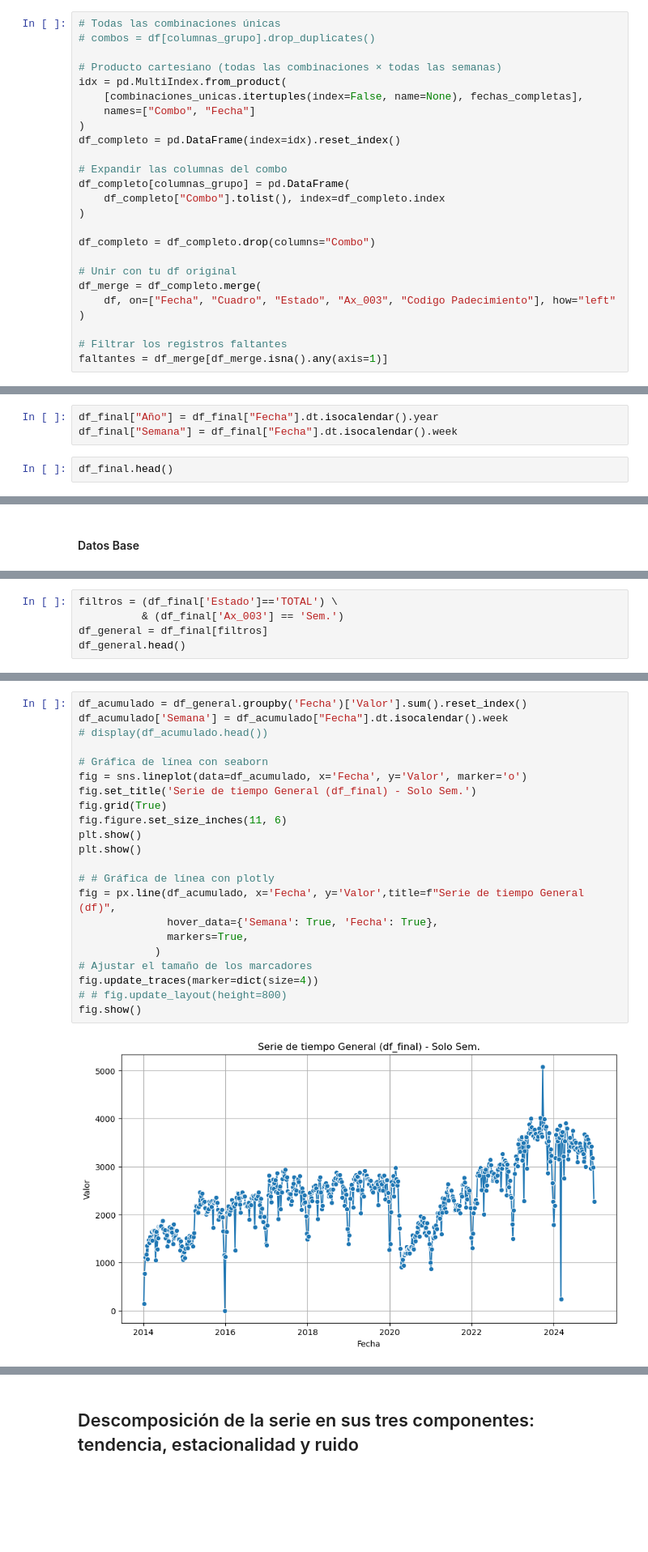
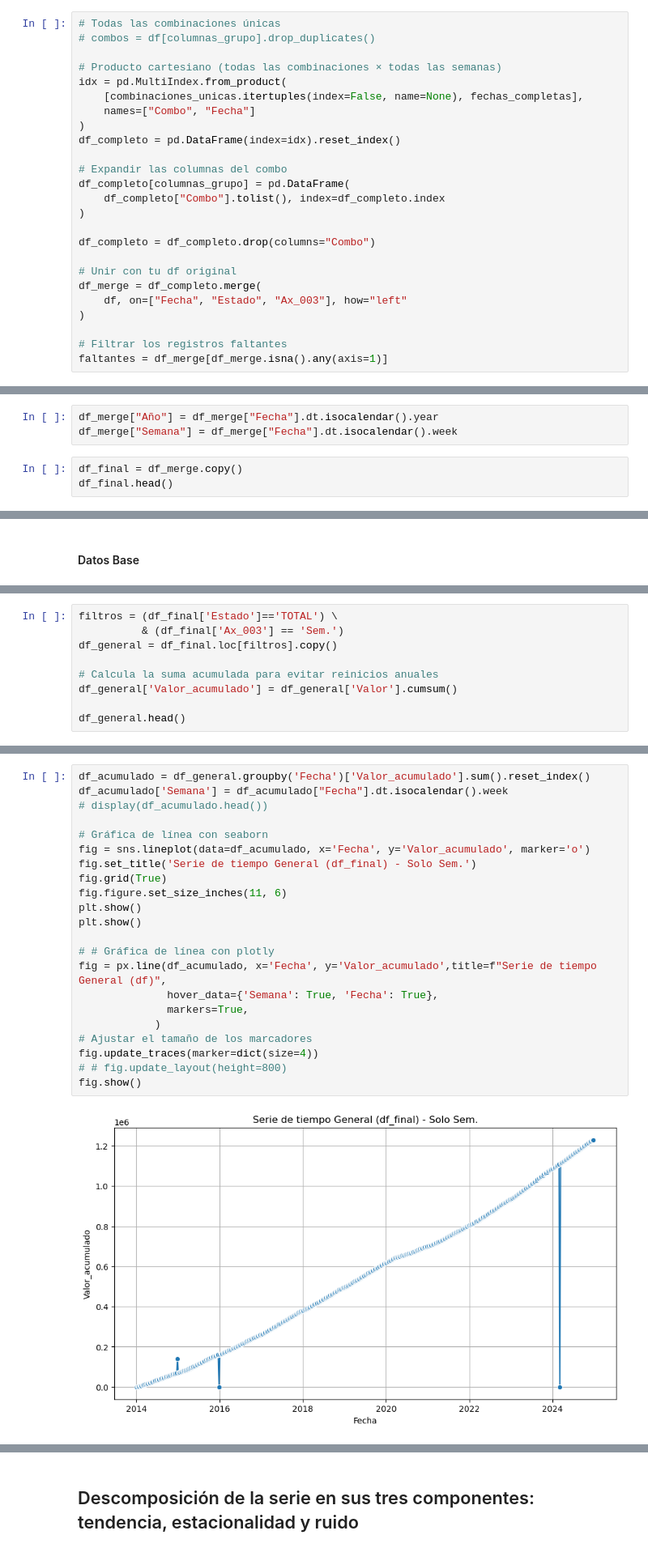
Before and after one commit to AbioticBaton4/proyecto-integrador-mna, a Jupyter notebook: notebooks/exploratory/Avance1.Equipo16(corregido).ipynb, the cells around one changed output, grey strips where cells are left out. Shown at 81% size. Cells and saved outputs as stored; diff of their text form; blank space fills up the shorter version.

```diff
--- a/notebooks/exploratory/Avance1.Equipo16.ipynb
+++ b/notebooks/exploratory/Avance1.Equipo16(corregido).ipynb
@@ -409,7 +417,7 @@ df_completo = df_completo.drop(columns="Combo")
 
 # Unir con tu df original
 df_merge = df_completo.merge(
-    df, on=["Fecha", "Cuadro", "Estado", "Ax_003", "Codigo Padecimiento"], how="left"
+    df, on=["Fecha", "Estado", "Ax_003"], how="left"
 )
 
 # Filtrar los registros faltantes
@@ -436,8 +444,9 @@ df_final.drop(columns=['Padecimiento_ref'], inplace=True)
 - Generación de variables Año y Semana a partir de fechas ISO
 - Facilitación de análisis por períodos temporales específicos
 # %%
-df_final["Año"] = df_final["Fecha"].dt.isocalendar().year
-df_final["Semana"] = df_final["Fecha"].dt.isocalendar().week
+df_merge["Año"] = df_merge["Fecha"].dt.isocalendar().year
+df_merge["Semana"] = df_merge["Fecha"].dt.isocalendar().week
 # %%
+df_final = df_merge.copy()
 df_final.head()
 # %% [output]
@@ -646,6 +655,10 @@ fig.show()
 # %%
 filtros = (df_final['Estado']=='TOTAL') \
           & (df_final['Ax_003'] == 'Sem.')
-df_general = df_final[filtros]
+df_general = df_final.loc[filtros].copy()
+
+# Calcula la suma acumulada para evitar reinicios anuales
+df_general['Valor_acumulado'] = df_general['Valor'].cumsum()
+
 df_general.head()
 # %% [output]
@@ -658,24 +671,24 @@ df_general.head()
 # %%
-df_acumulado = df_general.groupby('Fecha')['Valor'].sum().reset_index()
+df_acumulado = df_general.groupby('Fecha')['Valor_acumulado'].sum().reset_index()
 df_acumulado['Semana'] = df_acumulado["Fecha"].dt.isocalendar().week
 # display(df_acumulado.head())
 
 # Gráfica de línea con seaborn
-fig = sns.lineplot(data=df_acumulado, x='Fecha', y='Valor', marker='o')
+fig = sns.lineplot(data=df_acumulado, x='Fecha', y='Valor_acumulado', marker='o')
 fig.set_title('Serie de tiempo General (df_final) - Solo Sem.')
 fig.grid(True)
 fig.figure.set_size_inches(11, 6)
 plt.show()
 plt.show()
 
 # # Gráfica de línea con plotly
-fig = px.line(df_acumulado, x='Fecha', y='Valor',title=f"Serie de tiempo General (df)",
+fig = px.line(df_acumulado, x='Fecha', y='Valor_acumulado',title=f"Serie de tiempo General (df)",
               hover_data={'Semana': True, 'Fecha': True},
               markers=True,
             )
 # Ajustar el tamaño de los marcadores
 fig.update_traces(marker=dict(size=4))
 # # fig.update_layout(height=800)
 fig.show()
 # %% [output]
-[figure, old version]
+[figure, new version]
```
Also changed, not shown: parts of 27 cells of this notebook, 1 other file.
